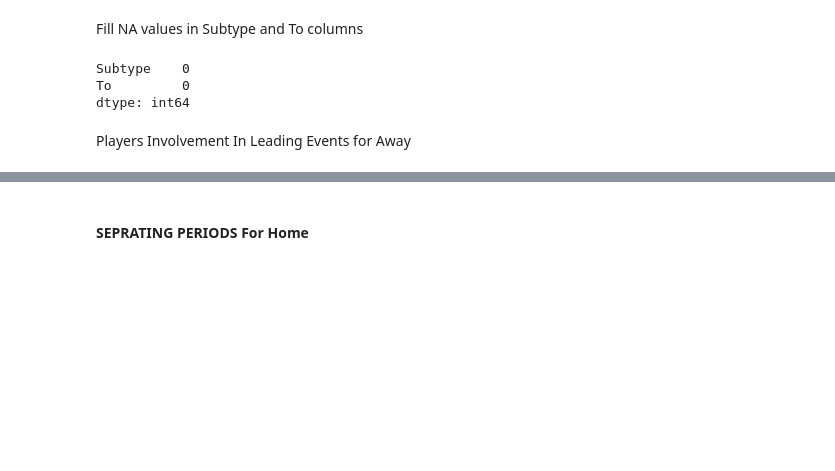
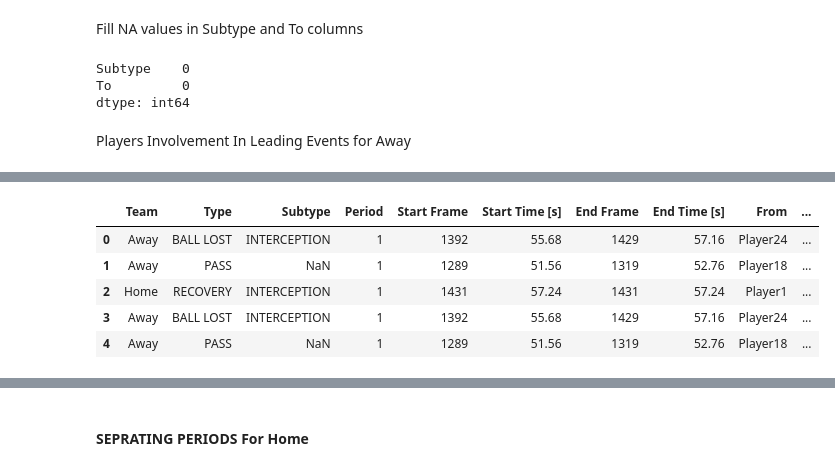
Before and after one commit to nahiid/Soccer-High-Pressure-Moments, a Jupyter notebook: src/high_pre_soccer.ipynb, the cells around one changed output, grey strips where cells are left out. Drawn from its saved outputs; the diff is of its cells as text; code cells hidden in the pictures; blank space fills up the shorter version.

```diff
--- a/src/high_pre_soccer.ipynb
+++ b/src/high_pre_soccer.ipynb
@@ -498,0 +620,48 @@ plt.show()
+# %%
+def find_leading_events(moment_df, events_df, time_window):
+    """
+    Find up to three events leading up to each moment within a specified time window.
+
+    :param moment_df: DataFrame containing moments for a team.
+    :param events_df: DataFrame containing events data.
+    :param time_window: Time window in seconds within which to search for leading events.
+    :return: DataFrame with the leading events.
+    """
+    leading_events = []
+
+    for _, moment in moment_df.iterrows():
+        period = moment['Period']
+        moment_time = moment['Time [s]']
+
+        # Filtering events that are in the same period and within the time window
+        valid_events = events_df[
+            (events_df['Period'] == period) &
+            (events_df['Start Time [s]'] <= moment_time) &
+            (events_df['Start Time [s]'] >= moment_time - time_window)
+        ]
+
+        # Sort by time descending (most recent first) and take up to 3 events
+        valid_events = valid_events.sort_values(by='Start Time [s]', ascending=False).head(3)
+
+        # Add moment identifier columns to each valid event
+        valid_events['Moment Period'] = period
+        valid_events['Moment Time [s]'] = moment_time
+
+        leading_events.append(valid_events)
+
+    return pd.concat(leading_events, ignore_index=True)
+
+# Define the time window (9 seconds)
+time_window = 9
+
+# Find leading events for home moments
+leading_events_home = find_leading_events(home_moments, events, time_window)
+
+leading_events_home.head()
+# %% [output]
+|  | Team | Type | Subtype | Period | Start Frame | Start Time [s] | End Frame | End Time [s] | From | ... |
+| 0 | Away | BALL LOST | INTERCEPTION | 1 | 1392 | 55.68 | 1429 | 57.16 | Player24 | ... |
+| 1 | Away | PASS | NaN | 1 | 1289 | 51.56 | 1319 | 52.76 | Player18 | ... |
+| 2 | Home | RECOVERY | INTERCEPTION | 1 | 1431 | 57.24 | 1431 | 57.24 | Player1 | ... |
+| 3 | Away | BALL LOST | INTERCEPTION | 1 | 1392 | 55.68 | 1429 | 57.16 | Player24 | ... |
+| 4 | Away | PASS | NaN | 1 | 1289 | 51.56 | 1319 | 52.76 | Player18 | ... |
```
Also changed, not shown: parts of 28 cells of this notebook.
